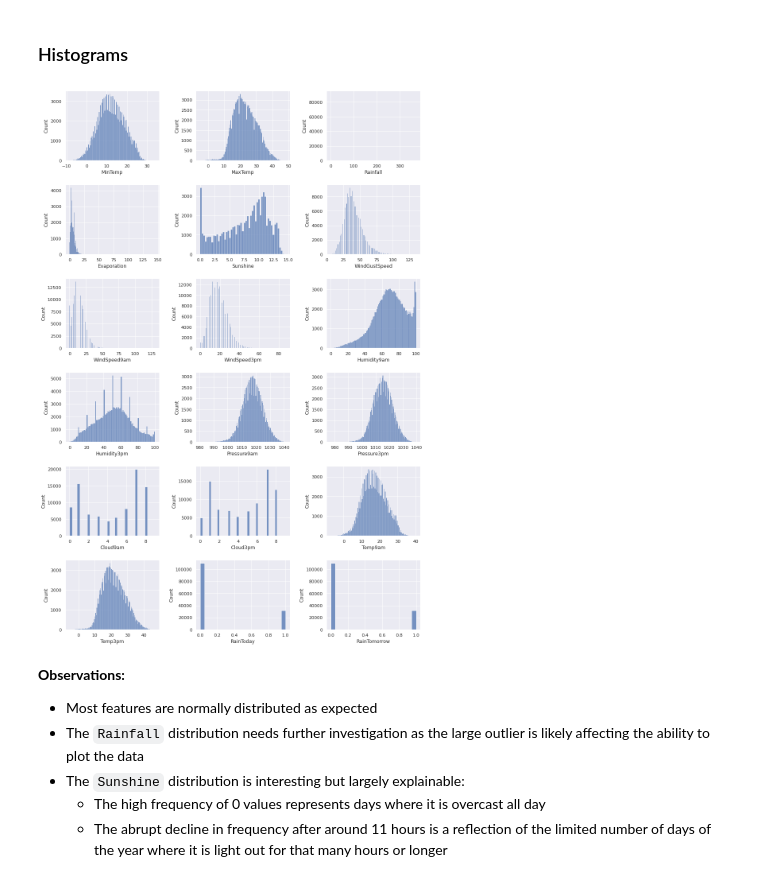
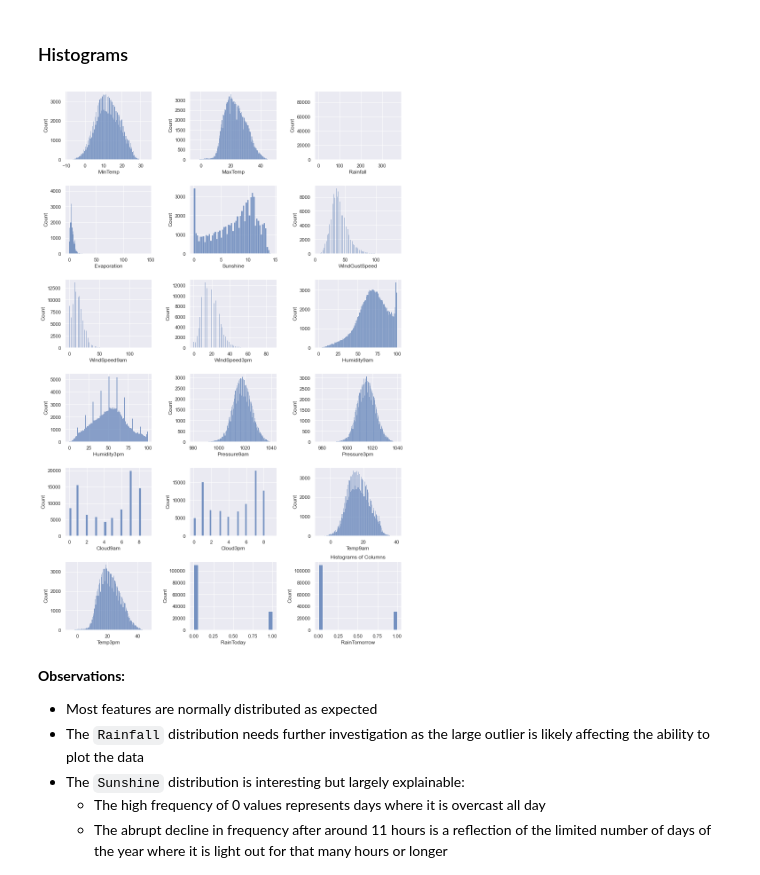
Before and after one commit to tjkyner/australian-rain-prediction, a Jupyter notebook: notebook.ipynb, the cells around one changed output. Drawn from its saved outputs; the diff is of its cells as text; code cells hidden in the pictures.

Commit message:
saved images and general clean up

```diff
--- a/notebook.ipynb
+++ b/notebook.ipynb
@@ -245,16 +245,18 @@ Name: RainTomorrow, dtype: float64
 # %% [markdown]
 ### Histograms
 # %%
-fig, axes = plt.subplots(nrows=6, ncols=3, figsize=(14, 20))
+fig, axes = plt.subplots(nrows=6, ncols=3, figsize=(12, 18))
 axes = axes.reshape(-1)
 
 continuous = [col for col in df.columns if df[col].dtype != object]
 for i, col in enumerate(continuous):
     sns.histplot(df[col], ax=axes[i])
 
-fig.tight_layout(pad=2.0);
+fig.tight_layout(pad=2.0)
+plt.title('Histograms of Columns')
+plt.savefig('images/histograms.png', facecolor='white', dpi=100);
 # %% [output]
-[figure, old version]
+[figure, new version]
 # %% [markdown]
 **Observations:**
 - Most features are normally distributed as expected
```
Also changed, not shown: parts of 46 cells of this notebook, 7 other files.
